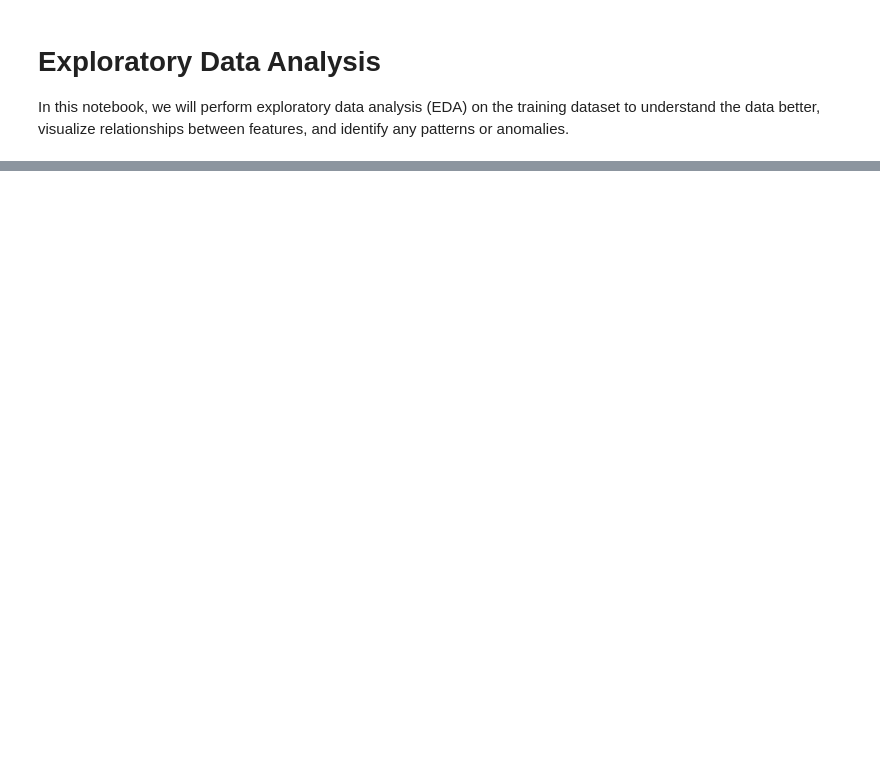
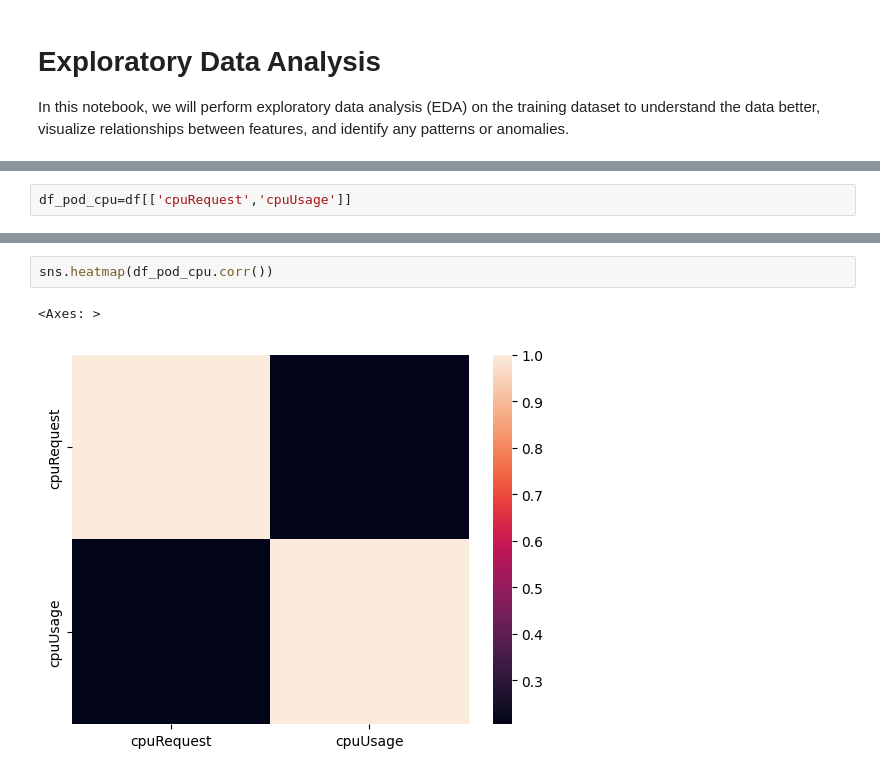
Before and after one commit to MyGitRepo-1979/MLearn, a Jupyter notebook: CostReduction/regression-ml-model/notebooks/aks_eda.ipynb, the cells around one changed output, grey strips where cells are left out. Cells and saved outputs as stored; diff of their text form; blank space fills up the shorter version.

```diff
--- a/CostReduction/regression-ml-model/notebooks/aks_eda.ipynb
+++ b/CostReduction/regression-ml-model/notebooks/aks_eda.ipynb
@@ -36,0 +66,2 @@ train_data.describe()
+# %%
+df_pod_cpu=df[['cpuRequest','cpuUsage']]
@@ -36,0 +74,5 @@ train_data.describe()
+# %%
+sns.heatmap(df_pod_cpu.corr())
+# %% [output]
+<Axes: >
+[figure, added]
```
Also changed, not shown: parts of 8 cells of this notebook, 1 other file.
